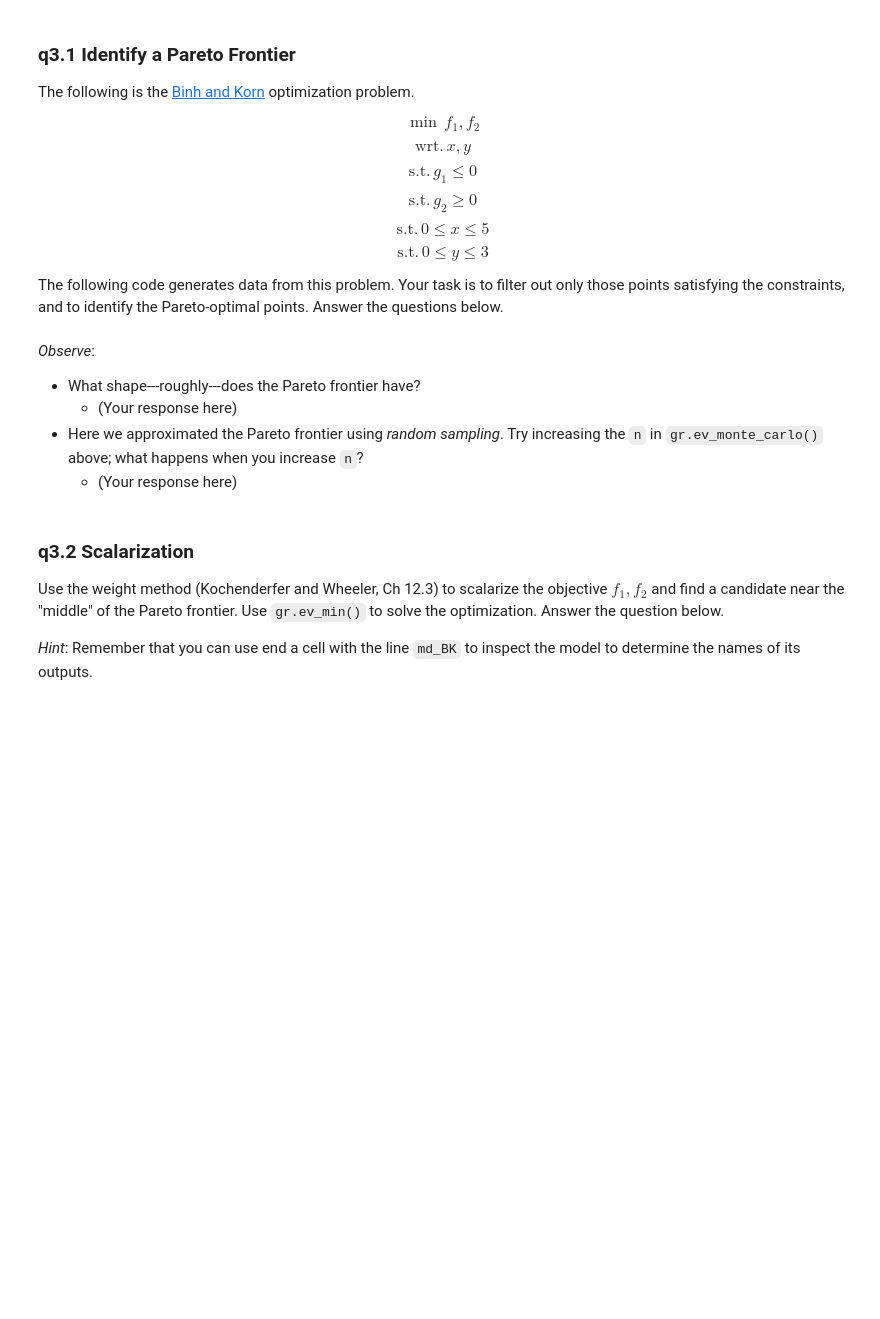
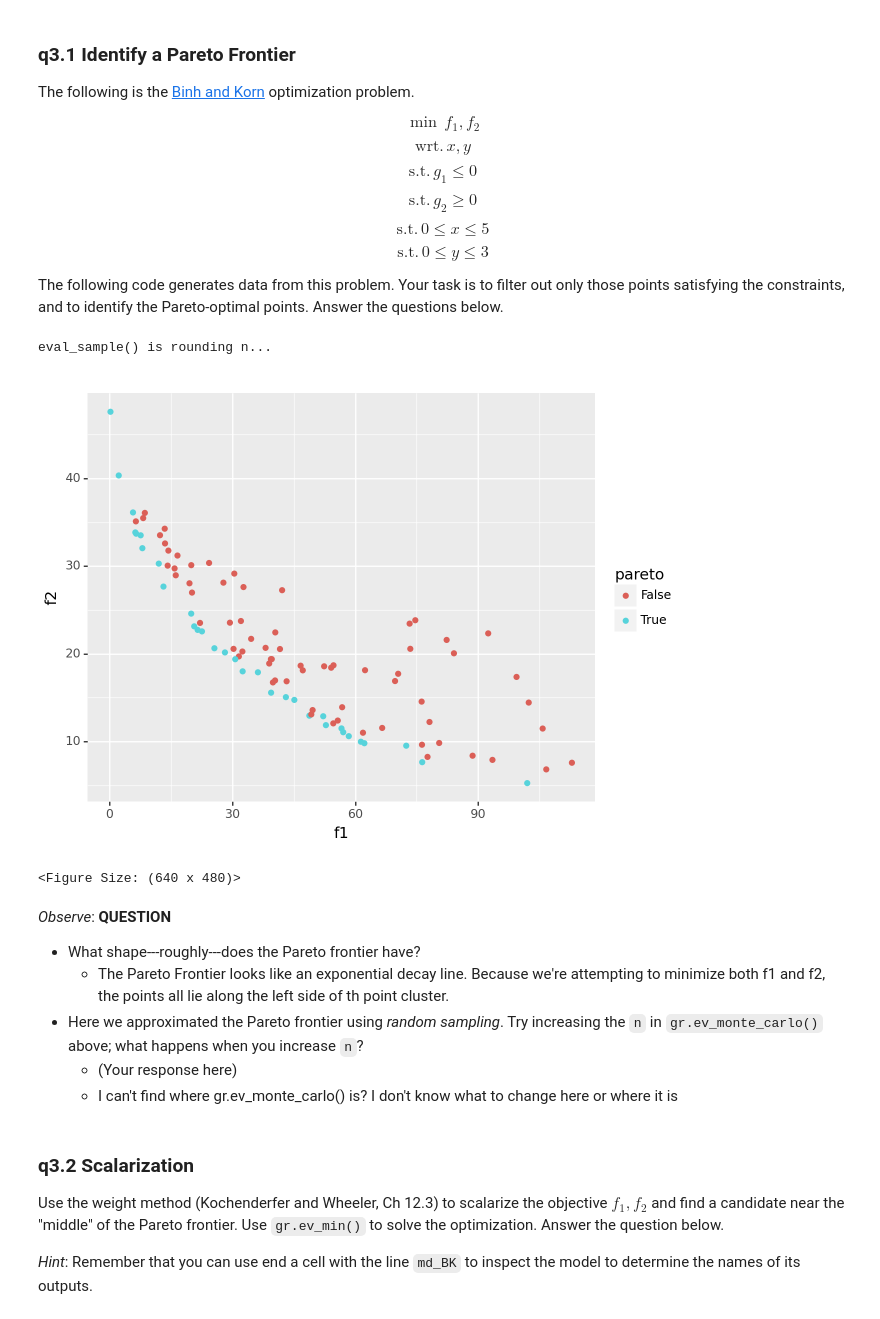
Before and after one commit to amineeva/PDO, a Jupyter notebook: assignments/nb3-pareto-assignment.ipynb, the cells around one changed output. Drawn from its saved outputs; the diff is of its cells as text; code cells hidden in the pictures; blank space fills up the shorter version.

```diff
--- a/assignments/nb3-pareto-assignment.ipynb
+++ b/assignments/nb3-pareto-assignment.ipynb
@@ -544,41 +547,58 @@ md_BK = (
             g2_geq=(df.x - 8)**2 - (df.y + 3)**2 - 7.7
         ),
         var=["x", "y"],
         out=["g2_geq"],
     )
     >> gr.cp_bounds(
         x=(0, 5),
         y=(0, 3),
     )
 )
 # Generate samples uniformly across the domain
 df_random = (
     md_BK
     >> gr.cp_marginals(
         x=dict(dist="uniform", loc=0, scale=5),
         y=dict(dist="uniform", loc=0, scale=3),
     )
     >> gr.cp_copula_independence()
     >> gr.ev_sample(n=1e2, df_det="nom", seed=102)
 )
 
 # TASK: Filter the data, compute the Pareto points
-# df_BK = ???
+df_BK = (
+    df_random
+    >> gr.tf_filter(DF["x"] <= 5)
+    >> gr.tf_filter(DF["x"] >= 0)
+    >> gr.tf_filter(DF["y"] <= 3)
+    >> gr.tf_filter(DF["y"] >= 0)
+    >>gr.tf_mutate(
+        pareto = gr.pareto_min(
+            +DF["f1"],
+            +DF["f2"]
+        )
+    )
+    )
 
 
 # NOTE: No need to edit; this visualizes your results
 (
     df_BK
     >> gr.ggplot(gr.aes("f1", "f2"))
     + gr.geom_point(gr.aes(color="pareto"))
 )
+# %% [output]
+eval_sample() is rounding n...
+[figure, added]
+<Figure Size: (640 x 480)>
 # %% [markdown]
-*Observe*:
+*Observe*: **QUESTION**
 
 - What shape---roughly---does the Pareto frontier have?
-  - (Your response here)
+  - The Pareto Frontier looks like an exponential decay line. Because we're attempting to minimize both f1 and f2, the points all lie along the left side of th point cluster.
 - Here we approximated the Pareto frontier using *random sampling*. Try increasing the `n` in `gr.ev_monte_carlo()` above; what happens when you increase `n`?
   - (Your response here)
+  - I can't find where gr.ev_monte_carlo() is? I don't know what to change here or where it is
 # %% [markdown]
 ### q3\.2 Scalarization
 
```
Also changed, not shown: parts of 6 cells of this notebook, 1 other file.
